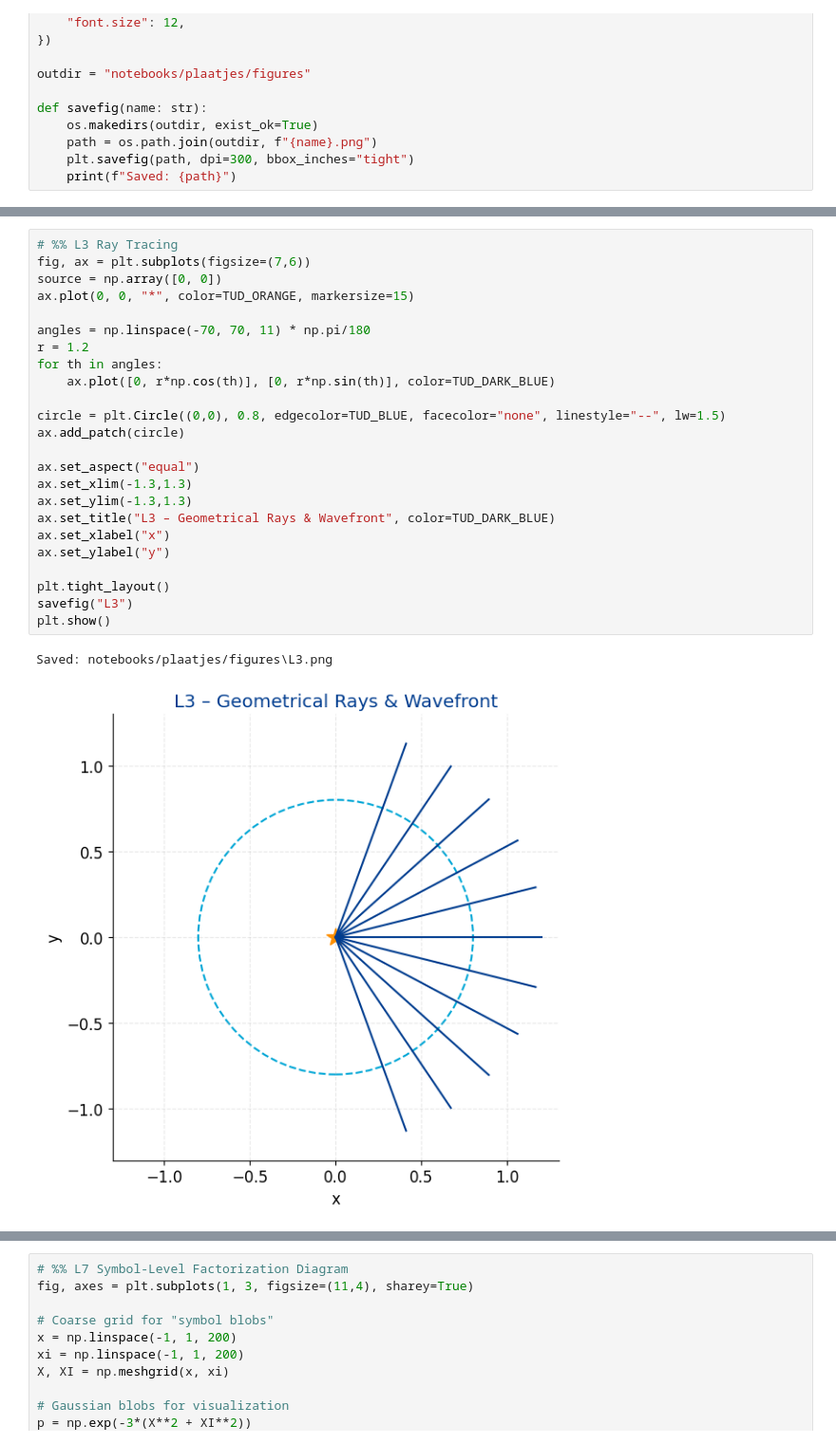
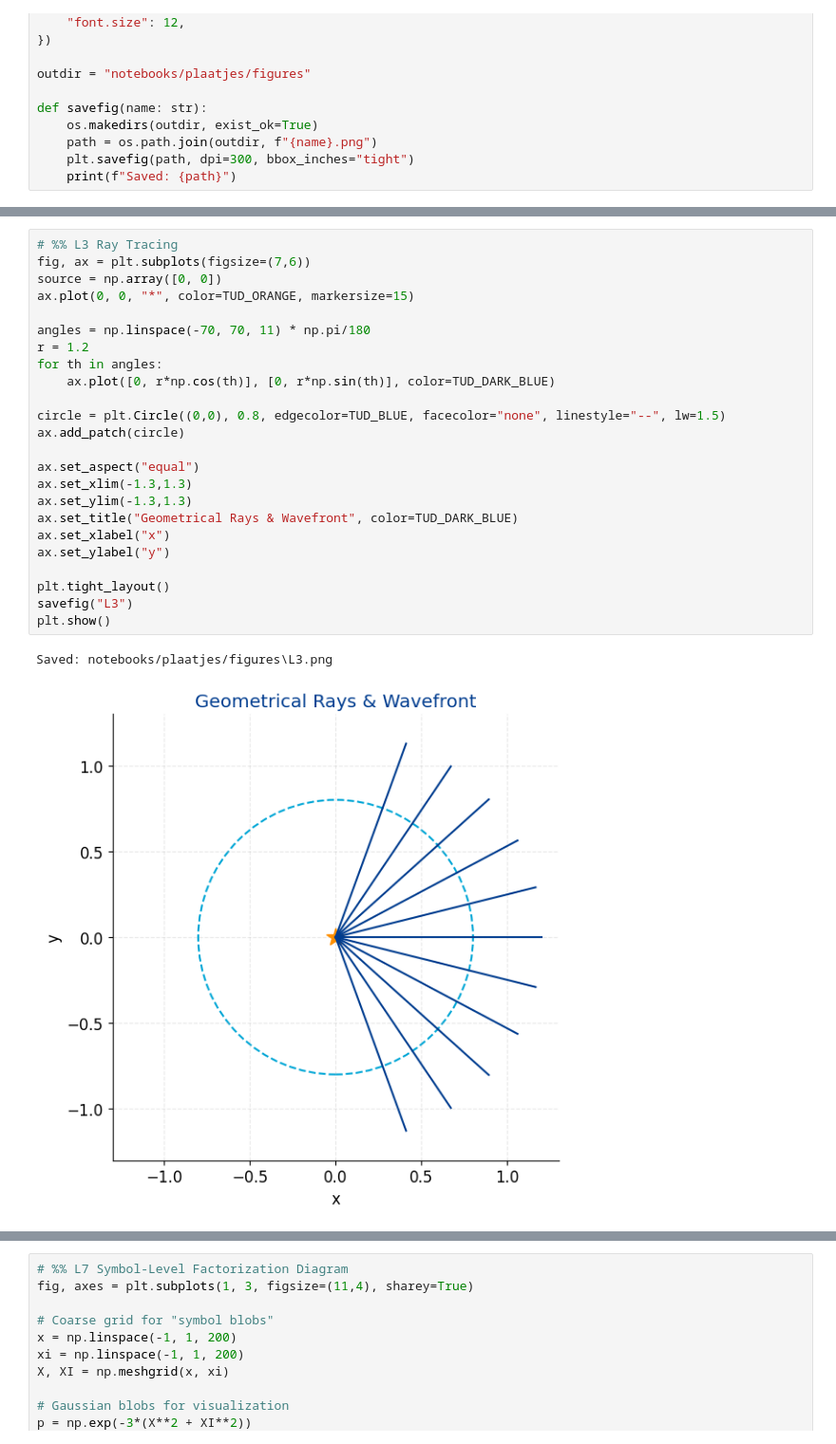
Before and after one commit to fkiewiet/FreqTransfer, a Jupyter notebook: notebooks/plaatjes/L/plaatjes_L.ipynb, the cells around one changed output, grey strips where cells are left out. Shown at 95% size. Saved outputs shown, nothing was run; the diff lists cells and outputs as text.

```diff
--- a/notebooks/plaatjes/L/plaatjes_L.ipynb
+++ b/notebooks/plaatjes/L/plaatjes_L.ipynb
@@ -97,30 +97,30 @@ Saved: notebooks/plaatjes/figures\L2.png
 # %%
 # %% L3 Ray Tracing
 fig, ax = plt.subplots(figsize=(7,6))
 source = np.array([0, 0])
 ax.plot(0, 0, "*", color=TUD_ORANGE, markersize=15)
 
 angles = np.linspace(-70, 70, 11) * np.pi/180
 r = 1.2
 for th in angles:
     ax.plot([0, r*np.cos(th)], [0, r*np.sin(th)], color=TUD_DARK_BLUE)
 
 circle = plt.Circle((0,0), 0.8, edgecolor=TUD_BLUE, facecolor="none", linestyle="--", lw=1.5)
 ax.add_patch(circle)
 
 ax.set_aspect("equal")
 ax.set_xlim(-1.3,1.3)
 ax.set_ylim(-1.3,1.3)
-ax.set_title("L3 – Geometrical Rays & Wavefront", color=TUD_DARK_BLUE)
+ax.set_title("Geometrical Rays & Wavefront", color=TUD_DARK_BLUE)
 ax.set_xlabel("x")
 ax.set_ylabel("y")
 
 plt.tight_layout()
 savefig("L3")
 plt.show()
 # %% [output]
 Saved: notebooks/plaatjes/figures\L3.png
-[figure, old version]
+[figure, new version]
 # %%
 # %% L4 Block-Operator Factorization Diagram (with outward output arrow)
 from matplotlib.patches import FancyBboxPatch
```
Also changed, not shown: parts of 8 cells of this notebook, 12 other files.
